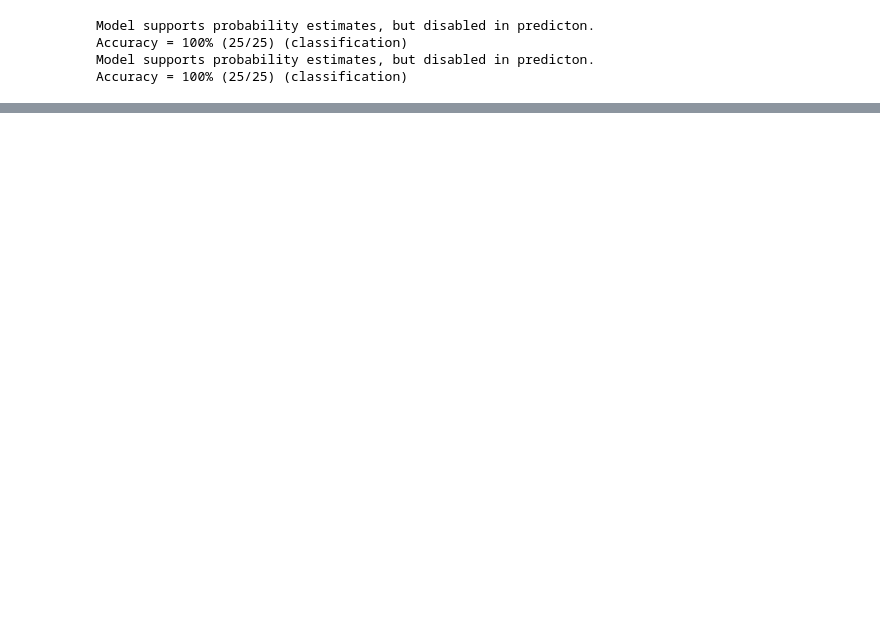
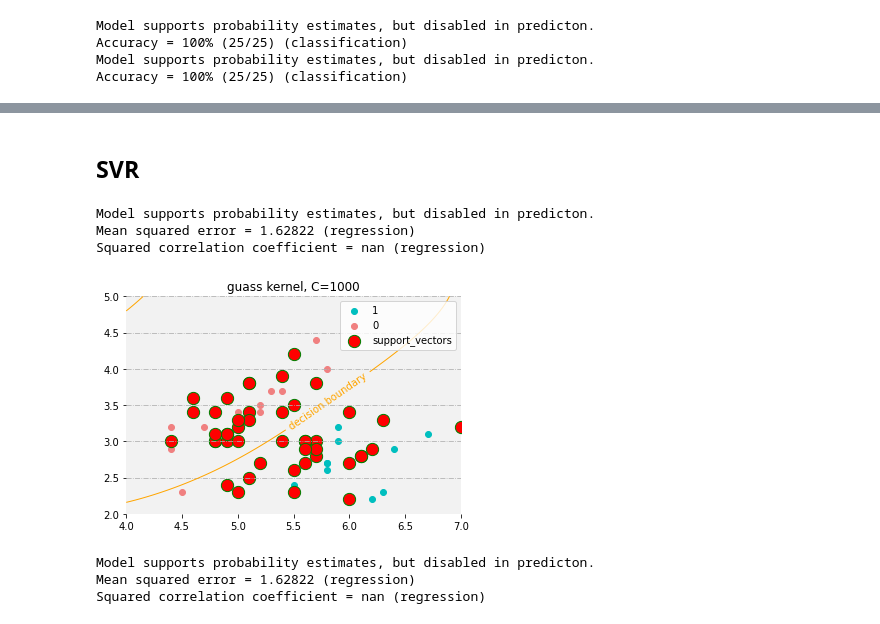
Before and after one commit to BojiangKing/Margin-Learning, a Jupyter notebook: Watermelon/0602_libsvm.ipynb, the cells around one changed output, grey strips where cells are left out. Saved outputs shown, nothing was run; the diff lists cells and outputs as text; code cells hidden in the pictures; blank space fills up the shorter version.

```diff
--- a/Watermelon/0602_libsvm.ipynb
+++ b/Watermelon/0602_libsvm.ipynb
@@ -54,0 +101,25 @@ plt.legend()
+# %% [markdown]
+## SVR
+# %%
+# svr
+svr_guass_options = '-s 3 -t 2 -c 1 -b 1'     # 高斯核
+svr_guass_model = svm_train(y_train,X_train,svr_guass_options)
+svm_save_model('./static/problem_6.8_XG3.3alpha_guass',svr_guass_model)
+plt_support_(svr_guass_model, X_test, y_test,  "guass", 1000)
+# %% [output]
+Model supports probability estimates, but disabled in predicton.
+Mean squared error = 1.62822 (regression)
+Squared correlation coefficient = nan (regression)
+[figure, added]
+# %%
+x_tmp = np.linspace(4, 7, 600)
+y_tmp = np.linspace(2, 5, 600)
+
+X_tmp, Y_tmp = np.meshgrid(x_tmp, y_tmp)
+
+x_data = np.c_[X_tmp.ravel(), Y_tmp.ravel()]
+Z_rbf, _, _ = svm_predict(np.ones(x_data.shape[0]), x_data, svr_guass_model)
+# %% [output]
+Model supports probability estimates, but disabled in predicton.
+Mean squared error = 1.62822 (regression)
+Squared correlation coefficient = nan (regression)
```
Also changed, not shown: parts of 10 cells of this notebook, 4 other files.
